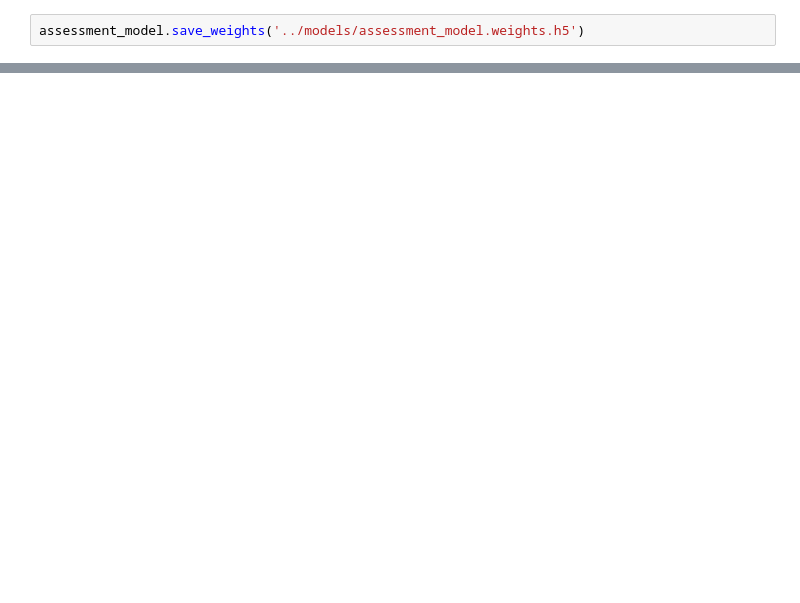
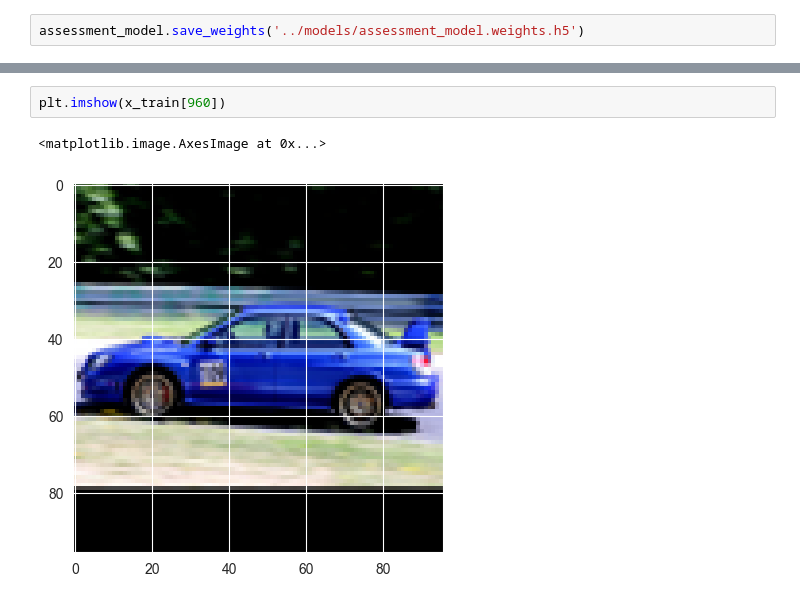
Before and after one commit to dbugajny/CurriculumLearning, a Jupyter notebook: notebooks/assesment_model.ipynb, the cells around one changed output, grey strips where cells are left out. Drawn from its saved outputs; the diff is of its cells as text; blank space fills up the shorter version.

```diff
--- a/notebooks/assesment_model.ipynb
+++ b/notebooks/assesment_model.ipynb
@@ -66,0 +94,5 @@ assessment_model.save_weights('../models/assessment_model.weights.h5')
+# %%
+plt.imshow(x_train[960])
+# %% [output]
+<matplotlib.image.AxesImage at 0x...>
+[figure, added]
```
Also changed, not shown: parts of 13 cells of this notebook, 2 other files.
